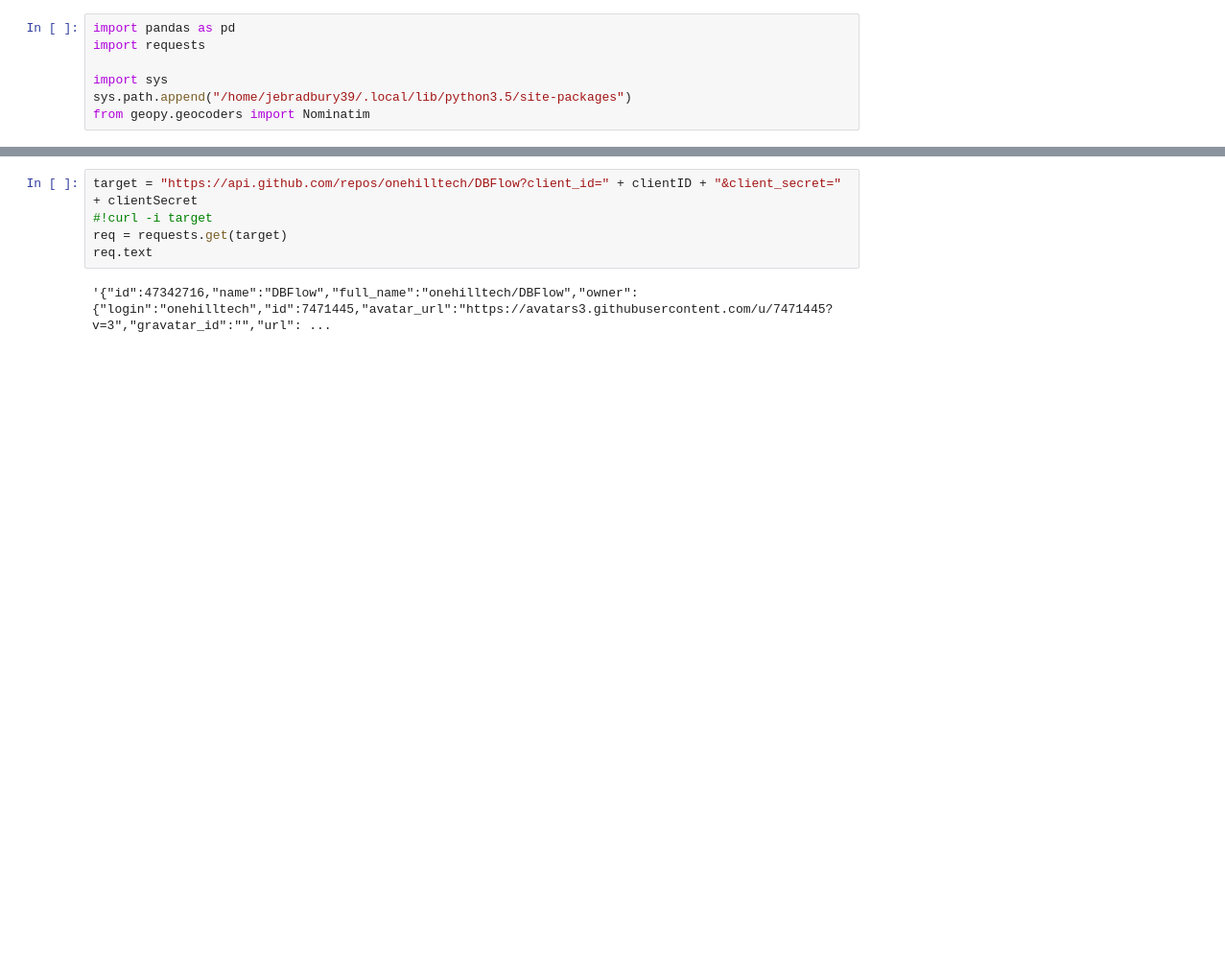
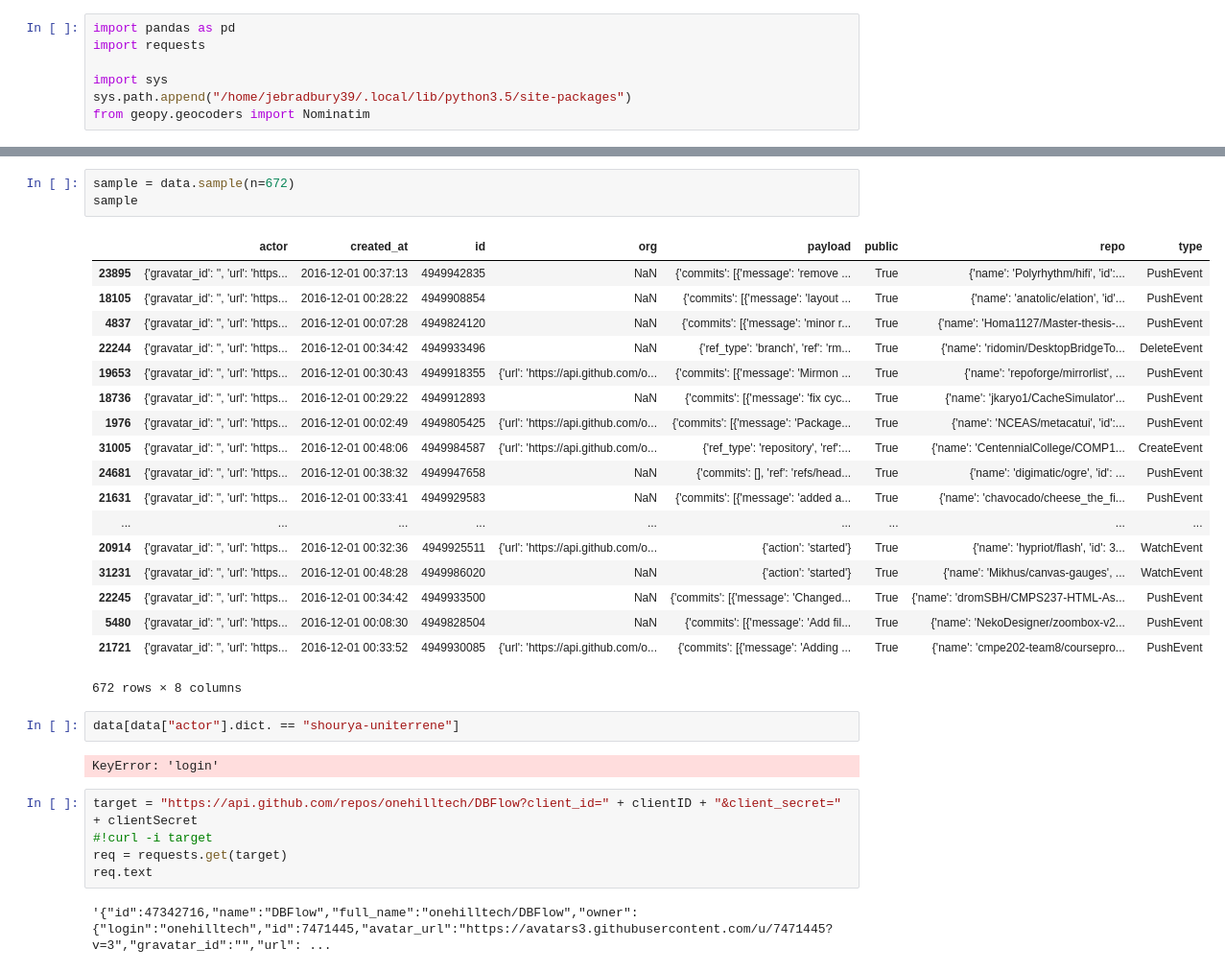
Before and after one commit to jebradbury39/GithubAnalysis, a Jupyter notebook: Data Collection and Cleaning.ipynb, the cells around one changed output, grey strips where cells are left out. Shown: that part at 96% size. Drawn from its saved outputs; the diff is of its cells as text; blank space fills up the shorter version.

```diff
--- a/Data Collection and Cleaning.ipynb
+++ b/Data Collection and Cleaning.ipynb
@@ -88,3 +54,29 @@ ETag: "2bf10df9d1dfd0f939aa33750250313d"
+# %%
+sample = data.sample(n=672)
+sample
+# %% [output]
+|  | actor | created_at | id | org | payload | public | repo | type |
+| 23895 | {'gravatar_id': '', 'url': 'https... | 2016-12-01 00:37:13 | 4949942835 | NaN | {'commits': [{'message': 'remove ... | True | {'name': 'Polyrhythm/hifi', 'id':... | PushEvent |
+| 18105 | {'gravatar_id': '', 'url': 'https... | 2016-12-01 00:28:22 | 4949908854 | NaN | {'commits': [{'message': 'layout ... | True | {'name': 'anatolic/elation', 'id'... | PushEvent |
+| 4837 | {'gravatar_id': '', 'url': 'https... | 2016-12-01 00:07:28 | 4949824120 | NaN | {'commits': [{'message': 'minor r... | True | {'name': 'Homa1127/Master-thesis-... | PushEvent |
+| 22244 | {'gravatar_id': '', 'url': 'https... | 2016-12-01 00:34:42 | 4949933496 | NaN | {'ref_type': 'branch', 'ref': 'rm... | True | {'name': 'ridomin/DesktopBridgeTo... | DeleteEvent |
+| 19653 | {'gravatar_id': '', 'url': 'https... | 2016-12-01 00:30:43 | 4949918355 | {'url': 'https://api.github.com/o... | {'commits': [{'message': 'Mirmon ... | True | {'name': 'repoforge/mirrorlist', ... | PushEvent |
+| 18736 | {'gravatar_id': '', 'url': 'https... | 2016-12-01 00:29:22 | 4949912893 | NaN | {'commits': [{'message': 'fix cyc... | True | {'name': 'jkaryo1/CacheSimulator'... | PushEvent |
+| 1976 | {'gravatar_id': '', 'url': 'https... | 2016-12-01 00:02:49 | 4949805425 | {'url': 'https://api.github.com/o... | {'commits': [{'message': 'Package... | True | {'name': 'NCEAS/metacatui', 'id':... | PushEvent |
+| 31005 | {'gravatar_id': '', 'url': 'https... | 2016-12-01 00:48:06 | 4949984587 | {'url': 'https://api.github.com/o... | {'ref_type': 'repository', 'ref':... | True | {'name': 'CentennialCollege/COMP1... | CreateEvent |
+| 24681 | {'gravatar_id': '', 'url': 'https... | 2016-12-01 00:38:32 | 4949947658 | NaN | {'commits': [], 'ref': 'refs/head... | True | {'name': 'digimatic/ogre', 'id': ... | PushEvent |
+| 21631 | {'gravatar_id': '', 'url': 'https... | 2016-12-01 00:33:41 | 4949929583 | NaN | {'commits': [{'message': 'added a... | True | {'name': 'chavocado/cheese_the_fi... | PushEvent |
+| ... | ... | ... | ... | ... | ... | ... | ... | ... |
+| 20914 | {'gravatar_id': '', 'url': 'https... | 2016-12-01 00:32:36 | 4949925511 | {'url': 'https://api.github.com/o... | {'action': 'started'} | True | {'name': 'hypriot/flash', 'id': 3... | WatchEvent |
+| 31231 | {'gravatar_id': '', 'url': 'https... | 2016-12-01 00:48:28 | 4949986020 | NaN | {'action': 'started'} | True | {'name': 'Mikhus/canvas-gauges', ... | WatchEvent |
+| 22245 | {'gravatar_id': '', 'url': 'https... | 2016-12-01 00:34:42 | 4949933500 | NaN | {'commits': [{'message': 'Changed... | True | {'name': 'dromSBH/CMPS237-HTML-As... | PushEvent |
+| 5480 | {'gravatar_id': '', 'url': 'https... | 2016-12-01 00:08:30 | 4949828504 | NaN | {'commits': [{'message': 'Add fil... | True | {'name': 'NekoDesigner/zoombox-v2... | PushEvent |
+| 21721 | {'gravatar_id': '', 'url': 'https... | 2016-12-01 00:33:52 | 4949930085 | {'url': 'https://api.github.com/o... | {'commits': [{'message': 'Adding ... | True | {'name': 'cmpe202-team8/coursepro... | PushEvent |
+672 rows × 8 columns
+# %%
+data[data["actor"].dict. == "shourya-uniterrene"]
+# %% [output]
+KeyError: 'login'
 # %%
 target = "https://api.github.com/repos/onehilltech/DBFlow?client_id=" + clientID + "&client_secret=" + clientSecret
 #!curl -i target
```
Also changed, not shown: parts of 19 cells of this notebook.
